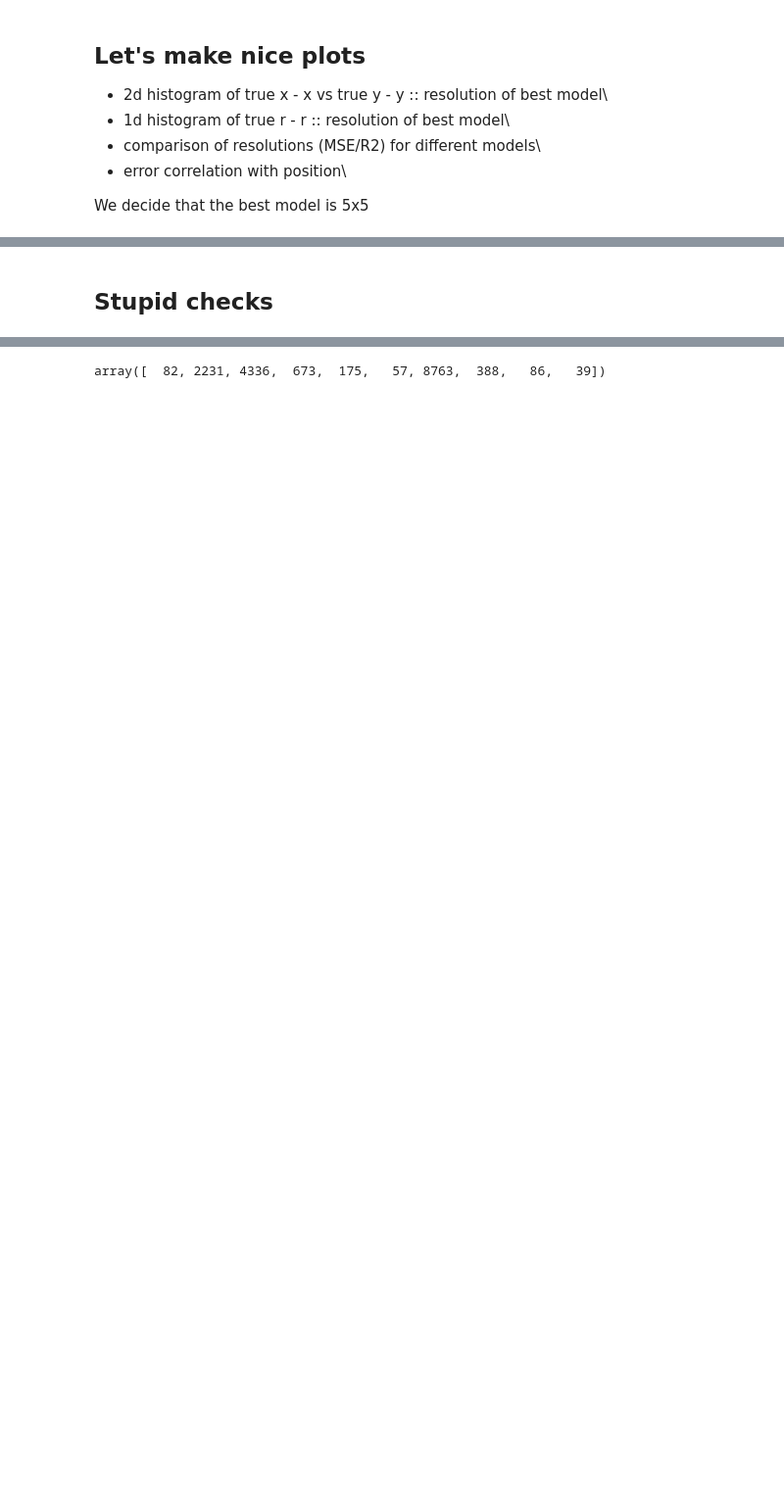
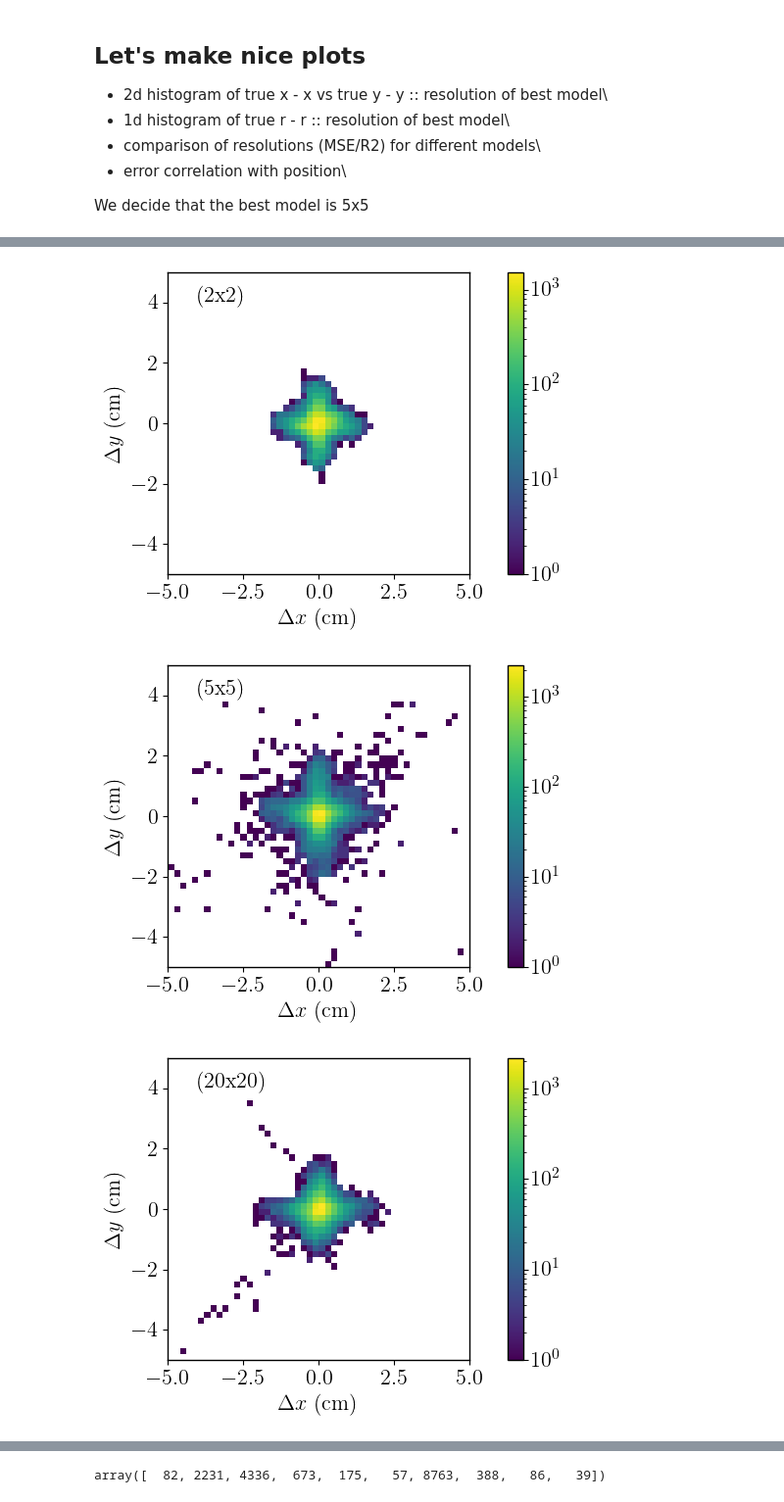
Before and after one commit to acolijn/OptoSim, a Jupyter notebook: notebook/results/Results.ipynb, the cells around one changed output, grey strips where cells are left out. Shown at 98% size. Drawn from its saved outputs; the diff is of its cells as text; code cells hidden in the pictures; blank space fills up the shorter version.

```diff
--- a/notebook/results/Results.ipynb
+++ b/notebook/results/Results.ipynb
@@ -1022,2 +443,0 @@ Figure saved as results_dist_vs_r_per_model_mc0010
-# %% [markdown]
-## Stupid checks
@@ -1023,0 +472,41 @@ Figure saved as results_dist_vs_r_per_model_mc0010
+# %%
+import matplotlib.pyplot as plt
+from matplotlib.colors import LogNorm
+
+def plot_2d_histogram(true_pos, predicted_pos, model_name, model_details, bins=50, range=((-5,5),(-5,5))):
+    """
+    Plot a 2D histogram for the deviation in x and y positions.
+
+    Parameters:
+    - true_pos: True positions.
+    - predicted_pos: Predicted positions from the model.
+    - model_name: Name of the model.
+    - model_details: Additional details about the model (e.g., number of PMTs).
+    - bins: Number of bins for the histogram.
+    - range: Range for the histogram.
+    """
+    fig, ax = plt.subplots(1, 1, figsize=(10, 4))
+
+    plt.hist2d(
+        predicted_pos[:,0] - true_pos[:,0],
+        predicted_pos[:,1] - true_pos[:,1],
+        bins=bins,
+        norm=LogNorm(),
+        range=range
+    )
+
+    plt.xlabel("$\Delta x$ (cm)")
+    plt.ylabel("$\Delta y$ (cm)")
+    plt.colorbar()
+    ax.set_aspect(1)
+    plt.text(range[0][0] + 0.1*(range[0][1]-range[0][0]), range[1][1] - 0.1*(range[1][1]-range[1][0]), f"({model_details})", fontsize=16)
+
+    plt.show()
+
+# Usage
+for model in [stupid_model_name, model_name, finest_model_name]:
+    plot_2d_histogram(pos_test, results[model]['pred'], model, f"{results[model]['PMTs']}x{results[model]['PMTs']}")
+# %% [output]
+[figure, added]
+[figure, added]
+[figure, added]
```
Also changed, not shown: parts of 46 cells of this notebook.
